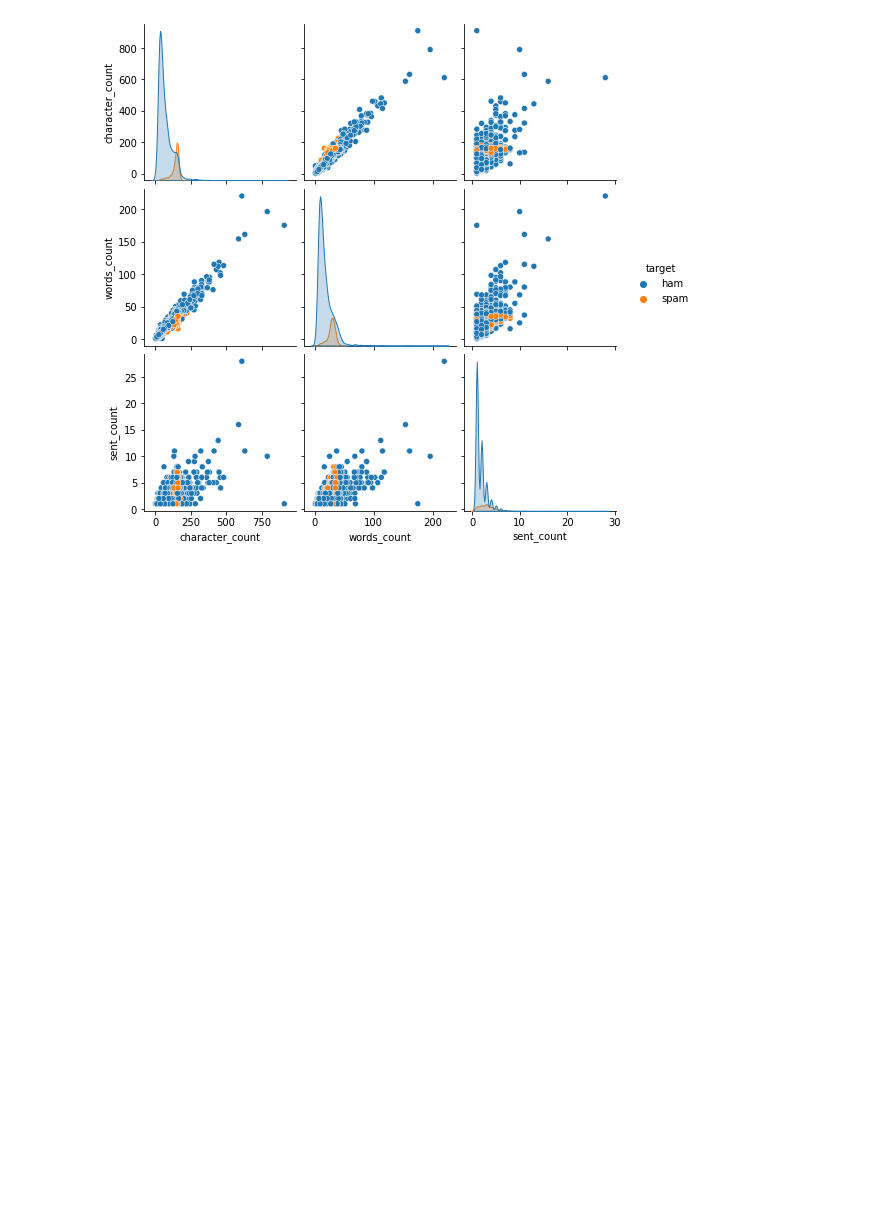
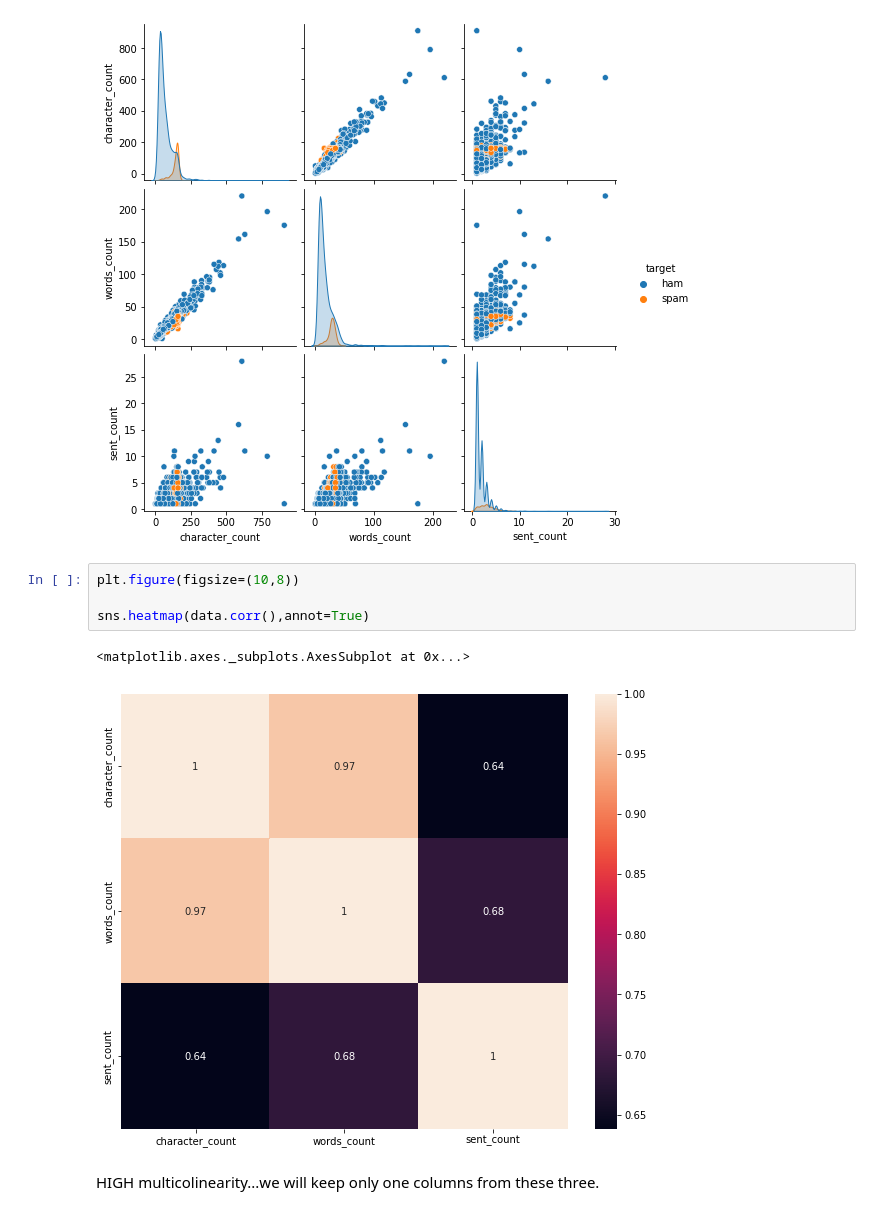
Before and after one commit to ajayn3300/SMS_Spam_Detector---NLP, a Jupyter notebook: SMS_Spam_Detector_(NLP).ipynb, the cells around one changed output. Drawn from its saved outputs; the diff is of its cells as text; blank space fills up the shorter version.

```diff
--- a/SMS_Spam_Detector_(NLP).ipynb
+++ b/SMS_Spam_Detector_(NLP).ipynb
@@ -174,3 +174,12 @@ sns.pairplot(data,hue='target')
 <seaborn.axisgrid.PairGrid at 0x...>
 <Figure size 720x576 with 0 Axes>
 [figure]
+# %%
+plt.figure(figsize=(10,8))
+
+sns.heatmap(data.corr(),annot=True)
+# %% [output]
+<matplotlib.axes._subplots.AxesSubplot at 0x...>
+[figure, added]
+# %% [markdown]
+   HIGH multicolinearity...we will keep only one columns from these three.
```
Also changed, not shown: parts of 9 cells of this notebook.
